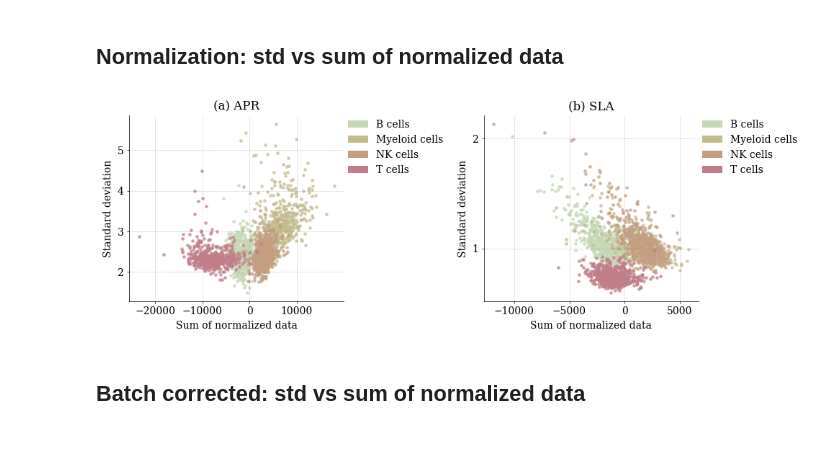
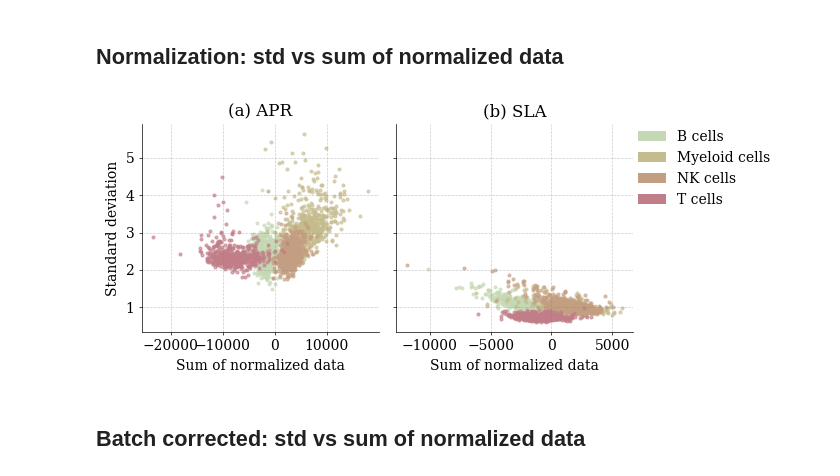
Before and after one commit to janursa/grn_benchmark, a Jupyter notebook: notebooks/preprocess_perturbation.ipynb, the cells around one changed output. Cells and saved outputs as stored; diff of their text form; code cells hidden in the pictures; blank space fills up the shorter version.

```diff
--- a/notebooks/preprocess_perturbation.ipynb
+++ b/notebooks/preprocess_perturbation.ipynb
@@ -471,35 +475,35 @@ fig.savefig(f'{work_dir}/preprocess/figs/mean_pseudobulked_std_cellcount.png',dp
 ## Normalization: std vs sum of normalized data
 # %%
 # APR
-fig, axes = plt.subplots(1, 2, figsize=(10, 3.5), sharey=False)
+fig, axes = plt.subplots(1, 2, figsize=(7, 3), sharey=True)
 
 method = 'pearson'
 bulk_adata.X = bulk_adata.layers[method]
 xs = bulk_adata.X.sum(axis=1)
 ys = bulk_adata.X.std(axis=1)
 
 
 ax = axes[0]
 plots.plot_stratified_scatter(bulk_adata.obs['cell_type'], ax, xs, ys, palette=colors_cell_type,x_label='Sum of normalized data', y_label='Standard deviation')
 ax.set_title('(a) APR')
 ax.yaxis.set_major_locator(ticker.MaxNLocator(integer=True))
-
+ax.legend().remove()
 
 method = 'lognorm'
 bulk_adata.X = bulk_adata.layers[method]
 xs = bulk_adata.X.sum(axis=1)
 ys = bulk_adata.X.std(axis=1)
 
 
 ax = axes[1]
-plots.plot_stratified_scatter(bulk_adata.obs['cell_type'], ax, xs, ys,palette=colors_cell_type, x_label='Sum of normalized data', y_label='Standard deviation')
+plots.plot_stratified_scatter(bulk_adata.obs['cell_type'], ax, xs, ys,palette=colors_cell_type, x_label='Sum of normalized data', y_label='')
 ax.set_title('(b) SLA')
 ax.yaxis.set_major_locator(ticker.MaxNLocator(integer=True))
 
 plt.tight_layout()
-# fig.savefig(f'{work_dir}/preprocess/figs/std_vs_mean_normalized.png',dpi=300, transparent=True, bbox_inches='tight')
+fig.savefig(f'{work_dir}/preprocess/figs/std_vs_mean_normalized.png',dpi=300, transparent=True, bbox_inches='tight')
 # %% [output]
-[figure, old version]
+[figure, new version]
 # %% [markdown]
 ## Batch corrected: std vs sum of normalized data
 # %%
```
Also changed, not shown: parts of 7 cells of this notebook, 19 other files.
